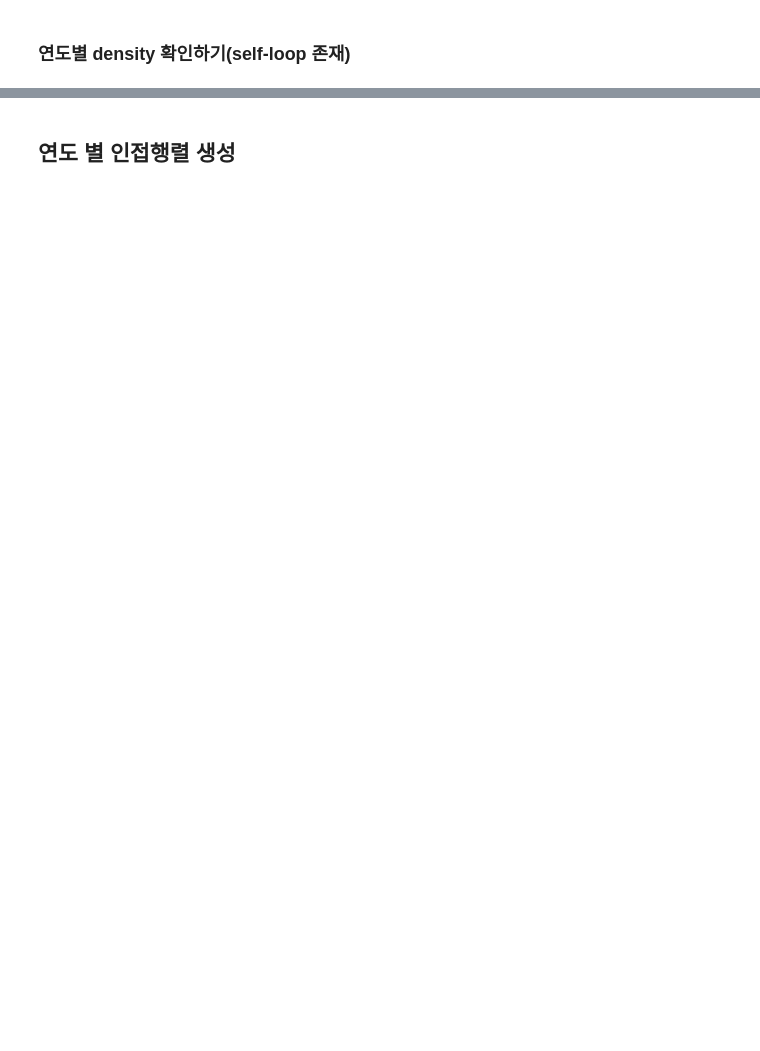
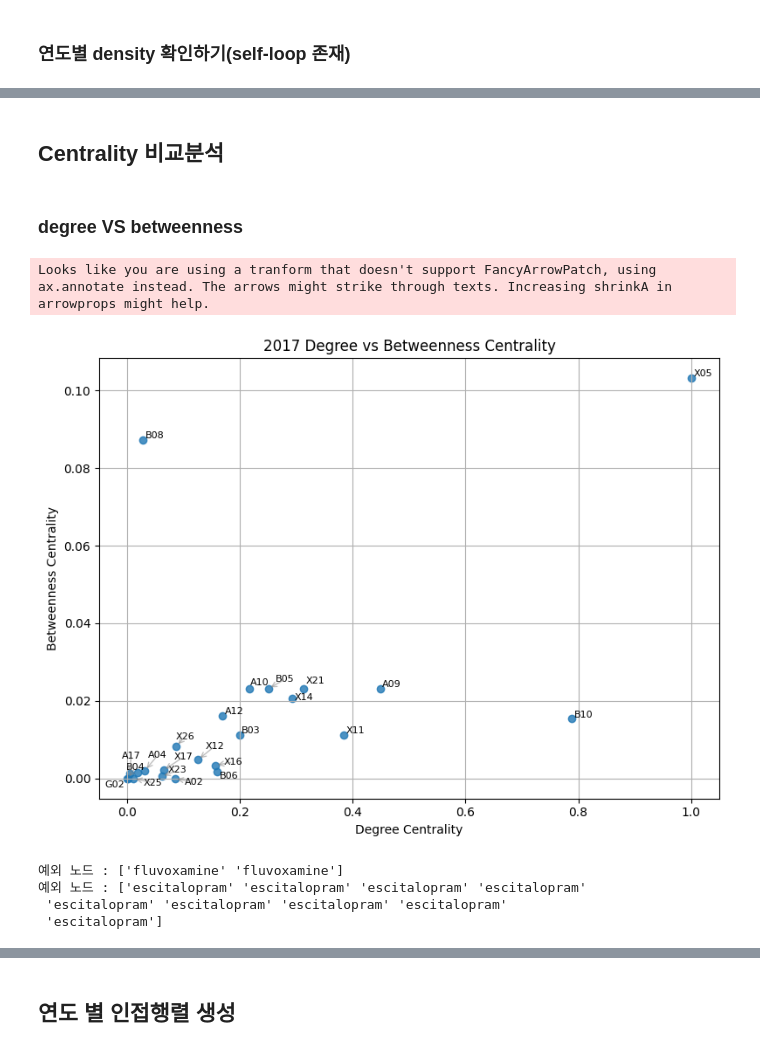
Before and after one commit to YuHan-J-Nam/Drug_Coprescription_Network_Analysis, a Jupyter notebook: 17_21_density_변화_파악.ipynb, the cells around one changed output, grey strips where cells are left out. Saved outputs shown, nothing was run; the diff lists cells and outputs as text; code cells hidden in the pictures; blank space fills up the shorter version.

```diff
--- a/17_21_density_변화_파악.ipynb
+++ b/17_21_density_변화_파악.ipynb
@@ -401,0 +560,9 @@ data.head()
+# %%
+target_node = 'N06AG02'  # moclobemide
+target_year = 2017
+
+if target_node in year_betweenness_centrality[target_year]:
+    centrality = year_betweenness_centrality[target_year][target_node]
+    print(f"{target_year}년 {target_node}(moclobemide)의 Betweenness Centrality: {centrality:.4f}")
+else:
+    print(f"{target_year}년에 {target_node} 노드가 존재하지 않음")
@@ -401,0 +573,6 @@ data.head()
+# %%
+# 상위 10개 노드 출력
+for year in sorted(year_eigenvector_centrality.keys()):
+     print(f"\n{year}년 Eigenvector Centrality (상위 10개):")
+     for i, (node, centrality) in enumerate(list(year_eigenvector_centrality[year].items())[:10], 1):
+          print(f"  {i}. 노드: {node}, Centrality: {centrality:.4f}")
@@ -401,0 +628,55 @@ data.head()
+# %% [markdown]
+## Centrality 비교분석
+# %% [markdown]
+### degree VS betweenness
+# %%
+from adjustText import adjust_text
+
+year = 2017
+degree_centrality = year_degree_centrality[year]
+betweenness_centrality = year_betweenness_centrality[year]
+
+# 각 중심성 값과 노드(ATC 코드) 추출
+nodes = list(degree_centrality.keys())
+x = [degree_centrality[node] for node in nodes]
+y = [betweenness_centrality[node] for node in nodes]
+
+# 그래프 생성
+plt.figure(figsize=(8, 6))
+plt.scatter(x, y, alpha=0.8)
+
+# 텍스트 추가
+texts = []
+for i, node in enumerate(nodes):
+    if len(node) == 7:  # 7자리 ATC 코드인 경우에만 레이블 추가
+        texts.append(plt.text(x[i], y[i], node[-3:],
+                            fontsize=8))
+
+# 텍스트 위치 자동 조정
+adjust_text(texts,
+           arrowprops=dict(arrowstyle='->', color='gray', alpha=0.5),
+           expand_points=(1.5, 1.5))
+
+# 그래프 스타일 설정
+plt.title('2017 Degree vs Betweenness Centrality')
+plt.xlabel('Degree Centrality')
+plt.ylabel('Betweenness Centrality')
+plt.grid(True)
+
+# 축 범위 설정은 데이터 범위에 맞게 자동 조정되도록 제거
+# plt.xlim과 plt.ylim 제거
+
+plt.tight_layout()
+plt.show()
+# %% [output]
+Looks like you are using a tranform that doesn't support FancyArrowPatch, using ax.annotate instead. The arrows might strike through texts. Increasing shrinkA in arrowprops might help.
+[figure, added]
+# %%
+drug_mapping = pd.read_csv('D:/소셜네트워크과학/Drug_Coprescription_Network_Analysis/data/antidepressant_mapping_v2.csv')
+print('예외 노드 :', drug_mapping[drug_mapping['ATC_code']=='N06AB08']['ATC_name'].values)
+print('예외 노드 :', drug_mapping[drug_mapping['ATC_code']=='N06AB10']['ATC_name'].values)
+# %% [output]
+예외 노드 : ['fluvoxamine' 'fluvoxamine']
+예외 노드 : ['escitalopram' 'escitalopram' 'escitalopram' 'escitalopram'
+ 'escitalopram' 'escitalopram' 'escitalopram' 'escitalopram'
+ 'escitalopram']
```
Also changed, not shown: parts of 46 cells of this notebook, 2 other files.
